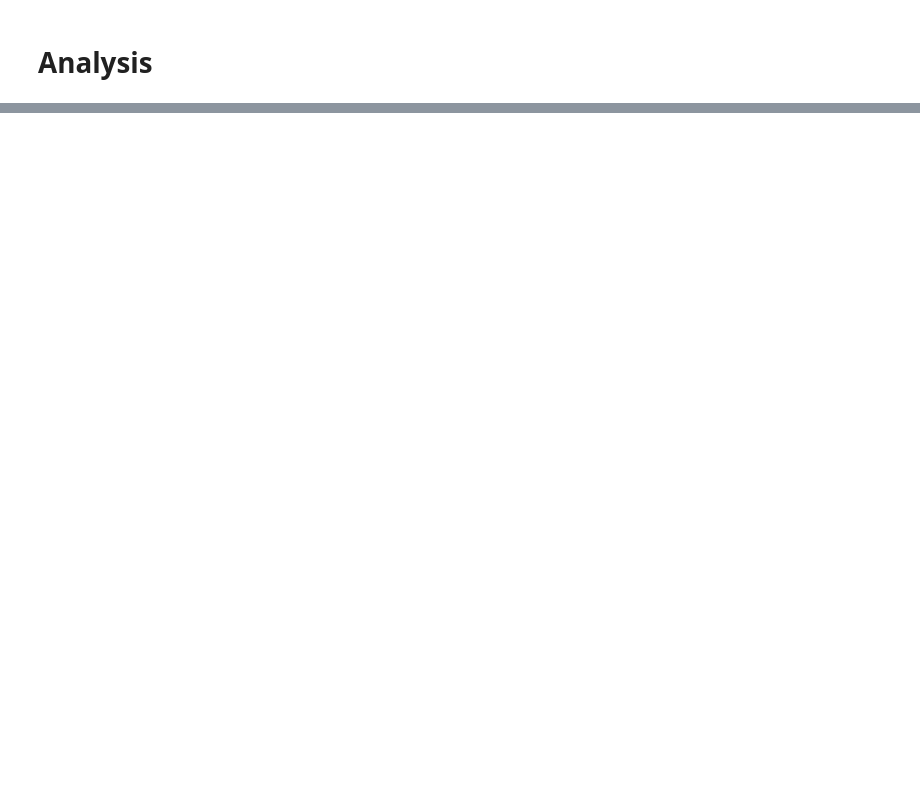
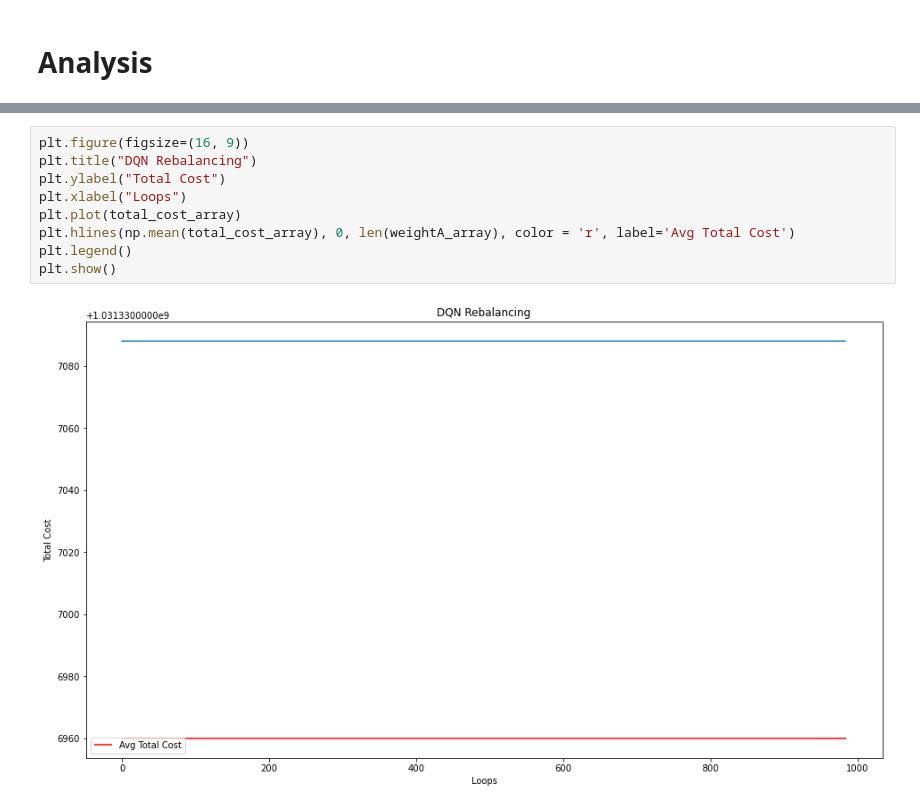
Before and after one commit to roymgabriel/Portfolio-Rebalancing-DQN, a Jupyter notebook: DQN.ipynb, the cells around one changed output, grey strips where cells are left out. Cells and saved outputs as stored; diff of their text form; blank space fills up the shorter version.

```diff
--- a/DQN.ipynb
+++ b/DQN.ipynb
@@ -408,0 +404,11 @@ Box([0.2], [0.8], (1,), float32)
+# %%
+plt.figure(figsize=(16, 9))
+plt.title("DQN Rebalancing")
+plt.ylabel("Total Cost")
+plt.xlabel("Loops")
+plt.plot(total_cost_array)
+plt.hlines(np.mean(total_cost_array), 0, len(weightA_array), color = 'r', label='Avg Total Cost')
+plt.legend()
+plt.show()
+# %% [output]
+[figure, added]
```
Also changed, not shown: parts of 21 cells of this notebook, 2 other files.
